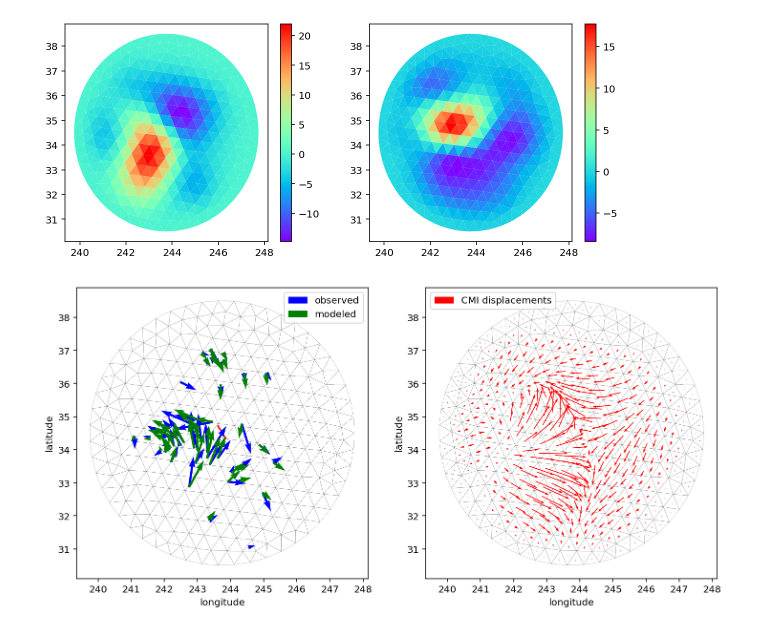
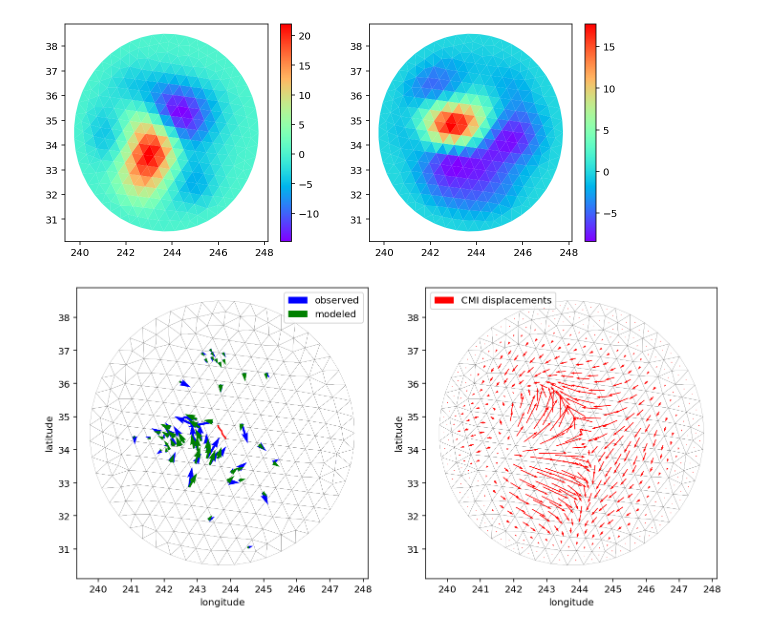
Before and after one commit to jploveless/relax_disloc, a Jupyter notebook: hector_mine.ipynb, the cells around one changed output. Saved outputs shown, nothing was run; the diff lists cells and outputs as text; code cells hidden in the pictures.

```diff
--- a/hector_mine.ipynb
+++ b/hector_mine.ipynb
@@ -648,6 +648,8 @@ plt.show()
 [figure]
 # %%
 # Plot model geometry
+QUIVER_SCALE = 2.0e2
+
 plt.figure(figsize=(12, 6))
 plt.subplot(1, 2, 1)
 for i in range(0, n_tri):
@@ -668,14 +670,6 @@ for i in range(0, n_tri):
         linewidth=0.1,
     )
 
-# plt.quiver(
-#     meshes[0].centroids[:, 0],
-#     meshes[0].centroids[:, 1],
-#     est_slip_smooth[0::2],
-#     est_slip_smooth[1::2],
-#     color="r",
-#     zorder=20,
-# )
 
 plt.plot(df_fault.lon, df_fault.lat, "-r")
 plt.quiver(
@@ -686,6 +680,7 @@ plt.quiver(
     color="blue",
     zorder=10,
     label="observed",
+    scale=QUIVER_SCALE,
 )
 plt.quiver(
     df_gps.lon,
@@ -695,6 +690,7 @@ plt.quiver(
     color="g",
     zorder=10,
     label="modeled",
+    scale=QUIVER_SCALE,
 )
 plt.xlabel("longitude")
 plt.ylabel("latitude")
@@ -708,31 +704,32 @@ for i in range(0, n_tri):
             mesh.points[mesh.get_cells_type("triangle")[:, 0], 0][i],
             mesh.points[mesh.get_cells_type("triangle")[:, 1], 0][i],
             mesh.points[mesh.get_cells_type("triangle")[:, 2], 0][i],
         ],
         [
             mesh.points[mesh.get_cells_type("triangle")[:, 0], 1][i],
             mesh.points[mesh.get_cells_type("triangle")[:, 1], 1][i],
             mesh.points[mesh.get_cells_type("triangle")[:, 2], 1][i],
         ],
         "-k",
         facecolor="w",
         edgecolor="k",
         linewidth=0.1,
     )
 plt.quiver(
     meshes[0].centroids[:, 0],
     meshes[0].centroids[:, 1],
     est_slip_smooth[0::2],
     est_slip_smooth[1::2],
     color="r",
     zorder=20,
     label="CMI displacements",
+    scale=QUIVER_SCALE,
 )
 
 plt.xlabel("longitude")
 plt.ylabel("latitude")
 plt.gca().set_aspect("equal")
 plt.legend()
 plt.show()
 # %% [output]
-[figure, old version]
+[figure, new version]
```
